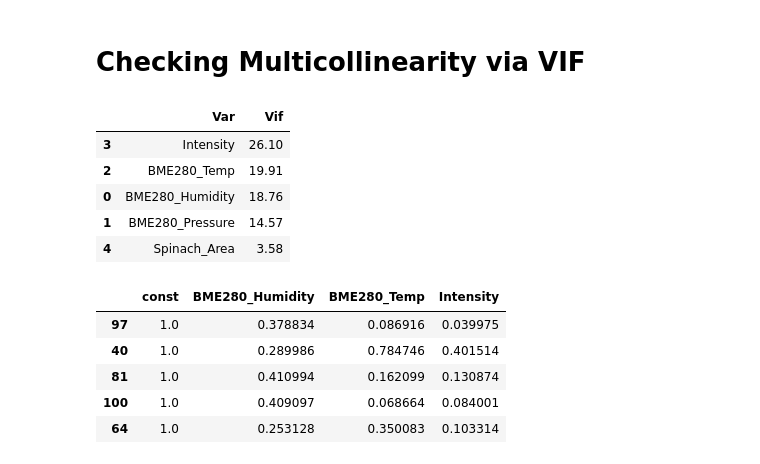
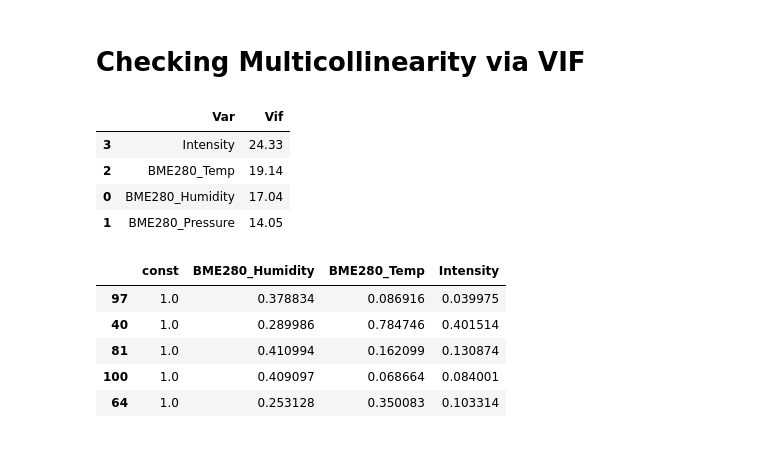
Before and after one commit to vsrandom/Smart-Agriculture, a Jupyter notebook: Predicting_Growth/multi_reg_model/MLR_Spinach_7Days.ipynb, the cells around one changed output. Cells and saved outputs as stored; diff of their text form; code cells hidden in the pictures.

Commit message:
Sorry in last commit its Spinach not Potato - renaming of spinach and potato columns done

```diff
--- a/Predicting_Growth/multi_reg_model/MLR_Potato_7Days.ipynb
+++ b/Predicting_Growth/multi_reg_model/MLR_Spinach_7Days.ipynb
@@ -20,6 +20,7 @@ data.head()
 | 4 | 4 | 0.885993 | 0.645293 | 0.980417 | 0.850078 | 0.759042 | 0.444082 |
 # %%
 data=data.drop('Unnamed: 0',1)
+data=data.drop('Potato_Area',1)
 # %%
 round(data.corr(),3)
 # %% [output]
@@ -33,6 +33,6 @@ round(data.corr(),3)
 # %%
 x=data[['BME280_Humidity','BME280_Pressure','BME280_Temp','Intensity']]
-y=data['Potato_Area']
+y=data['Spinach_Area']
 # %%
 x_train,x_test,y_train,y_test=train_test_split(x,y,train_size=0.6,random_state=100)
 # %%
@@ -76,14 +76,13 @@ def vif_cal(input_data, dependent_col):
         vif_df.loc[i] = [xvar_names[i], vif]
     return vif_df.sort_values(by = 'Vif', axis=0, ascending=False, inplace=False)
 # %%
-vif_cal(input_data=data, dependent_col="Potato_Area")
+vif_cal(input_data=data, dependent_col="Spinach_Area")
 # %% [output]
 |  | Var | Vif |
-| 3 | Intensity | 26.10 |
-| 2 | BME280_Temp | 19.91 |
-| 0 | BME280_Humidity | 18.76 |
-| 1 | BME280_Pressure | 14.57 |
-| 4 | Spinach_Area | 3.58 |
+| 3 | Intensity | 24.33 |
+| 2 | BME280_Temp | 19.14 |
+| 0 | BME280_Humidity | 17.04 |
+| 1 | BME280_Pressure | 14.05 |
 # %%
 # p and VIF for pressure are high. drop it
 x_train_sm=x_train_sm.drop('BME280_Pressure',1)
```
Also changed, not shown: parts of 9 cells of this notebook, 6 other files.
